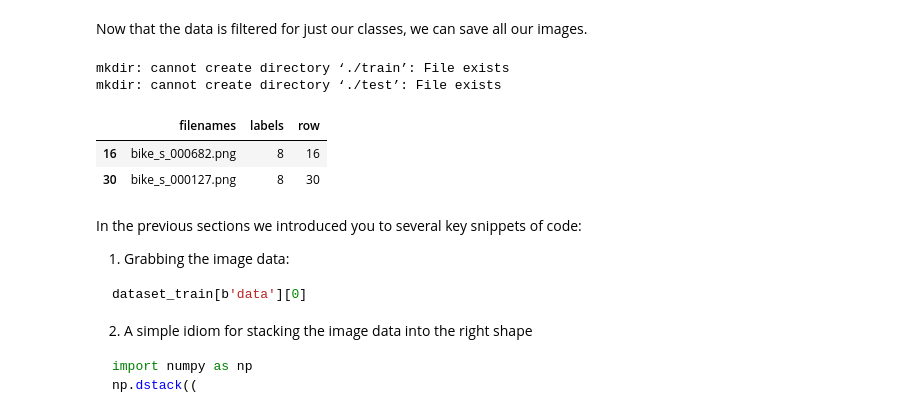
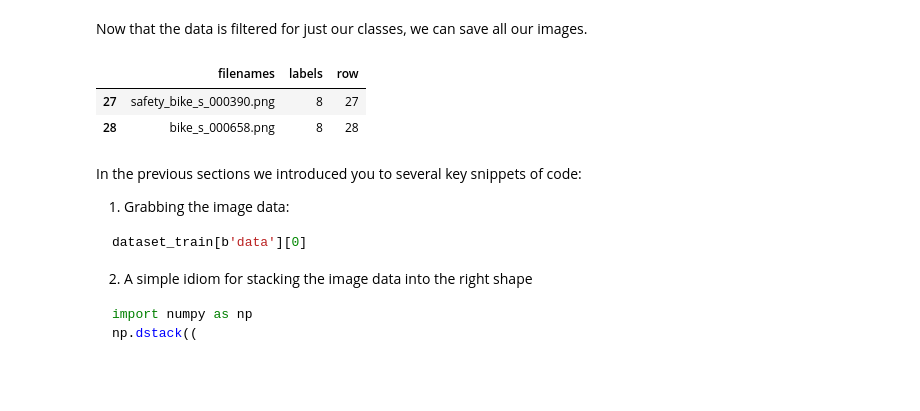
Before and after one commit to DevikaLak/udacity-nd009t-C2-Developing-ML-Workflow, a Jupyter notebook: project/starter.ipynb, the cells around one changed output. Drawn from its saved outputs; the diff is of its cells as text; code cells hidden in the pictures; blank space fills up the shorter version.

```diff
--- a/project/starter.ipynb
+++ b/project/starter.ipynb
@@ -242,14 +242,13 @@ Now that the data is filtered for just our classes, we can save all our images.
 # %%
 !mkdir ./train
 !mkdir ./test
 
 df_train.head(2)
+df_test.head(2)
 # %% [output]
-mkdir: cannot create directory ‘./train’: File exists
-mkdir: cannot create directory ‘./test’: File exists
 |  | filenames | labels | row |
-| 16 | bike_s_000682.png | 8 | 16 |
-| 30 | bike_s_000127.png | 8 | 30 |
+| 27 | safety_bike_s_000390.png | 8 | 27 |
+| 28 | bike_s_000658.png | 8 | 28 |
 # %% [markdown]
 In the previous sections we introduced you to several key snippets of code:
 
```
Also changed, not shown: parts of 8 cells of this notebook.
